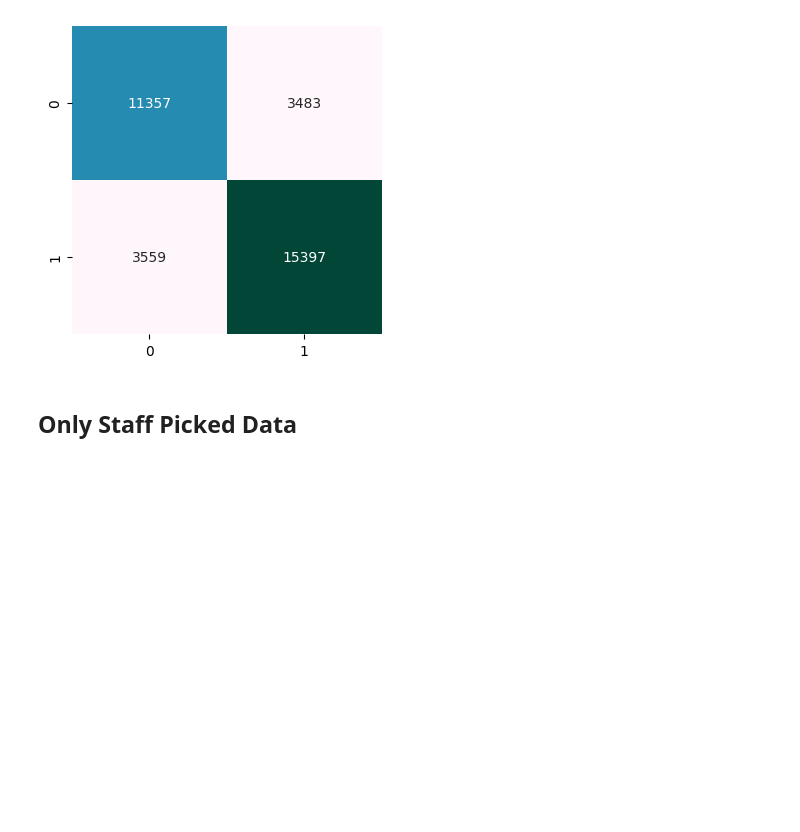
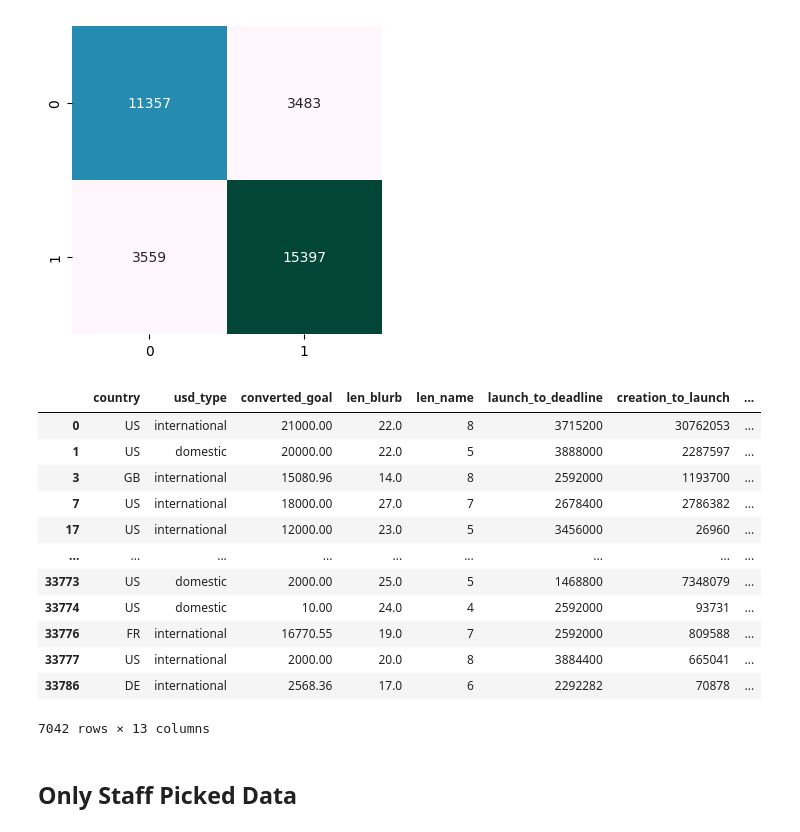
Before and after one commit to joshuadbeil/kickstarter_challenge, a Jupyter notebook: 04-error-analysis.ipynb, the cells around one changed output. Saved outputs shown, nothing was run; the diff lists cells and outputs as text; code cells hidden in the pictures; blank space fills up the shorter version.

Commit message:
added a dataframe and csv export for falsely predicted rows from test dataset

```diff
--- a/04-error-analysis.ipynb
+++ b/04-error-analysis.ipynb
@@ -165,6 +135,26 @@ sns.heatmap(confusion_matrix(y_test_og, og_predictions['scaledXGB']), fmt='g', a
 |  | FBeta | Accuracy | Recall | Precision |
 | scaledXGB | 0.815 | 0.792 | 0.812 | 0.816 |
 [figure]
+# %%
+data_with_predictions = pd.concat([X_test.reset_index(drop=True), y_test.reset_index(drop=True), pd.Series(predictes_y_test_dict['scaledXGB'], name='predictions').reset_index(drop=True)], axis=1)
+
+prediction_errors = data_with_predictions.query('state != predictions')
+prediction_errors.to_csv(os.path.join('data/processed/', 'kickstarter_errors.csv'), index=False)
+prediction_errors
+# %% [output]
+|  | country | usd_type | converted_goal | len_blurb | len_name | launch_to_deadline | creation_to_launch | ... |
+| 0 | US | international | 21000.00 | 22.0 | 8 | 3715200 | 30762053 | ... |
+| 1 | US | domestic | 20000.00 | 22.0 | 5 | 3888000 | 2287597 | ... |
+| 3 | GB | international | 15080.96 | 14.0 | 8 | 2592000 | 1193700 | ... |
+| 7 | US | international | 18000.00 | 27.0 | 7 | 2678400 | 2786382 | ... |
+| 17 | US | international | 12000.00 | 23.0 | 5 | 3456000 | 26960 | ... |
+| ... | ... | ... | ... | ... | ... | ... | ... | ... |
+| 33773 | US | domestic | 2000.00 | 25.0 | 5 | 1468800 | 7348079 | ... |
+| 33774 | US | domestic | 10.00 | 24.0 | 4 | 2592000 | 93731 | ... |
+| 33776 | FR | international | 16770.55 | 19.0 | 7 | 2592000 | 809588 | ... |
+| 33777 | US | international | 2000.00 | 20.0 | 8 | 3884400 | 665041 | ... |
+| 33786 | DE | international | 2568.36 | 17.0 | 6 | 2292282 | 70878 | ... |
+7042 rows × 13 columns
 # %% [markdown]
 ## Only Staff Picked Data
 # %%
```
Also changed, not shown: parts of 8 cells of this notebook.
